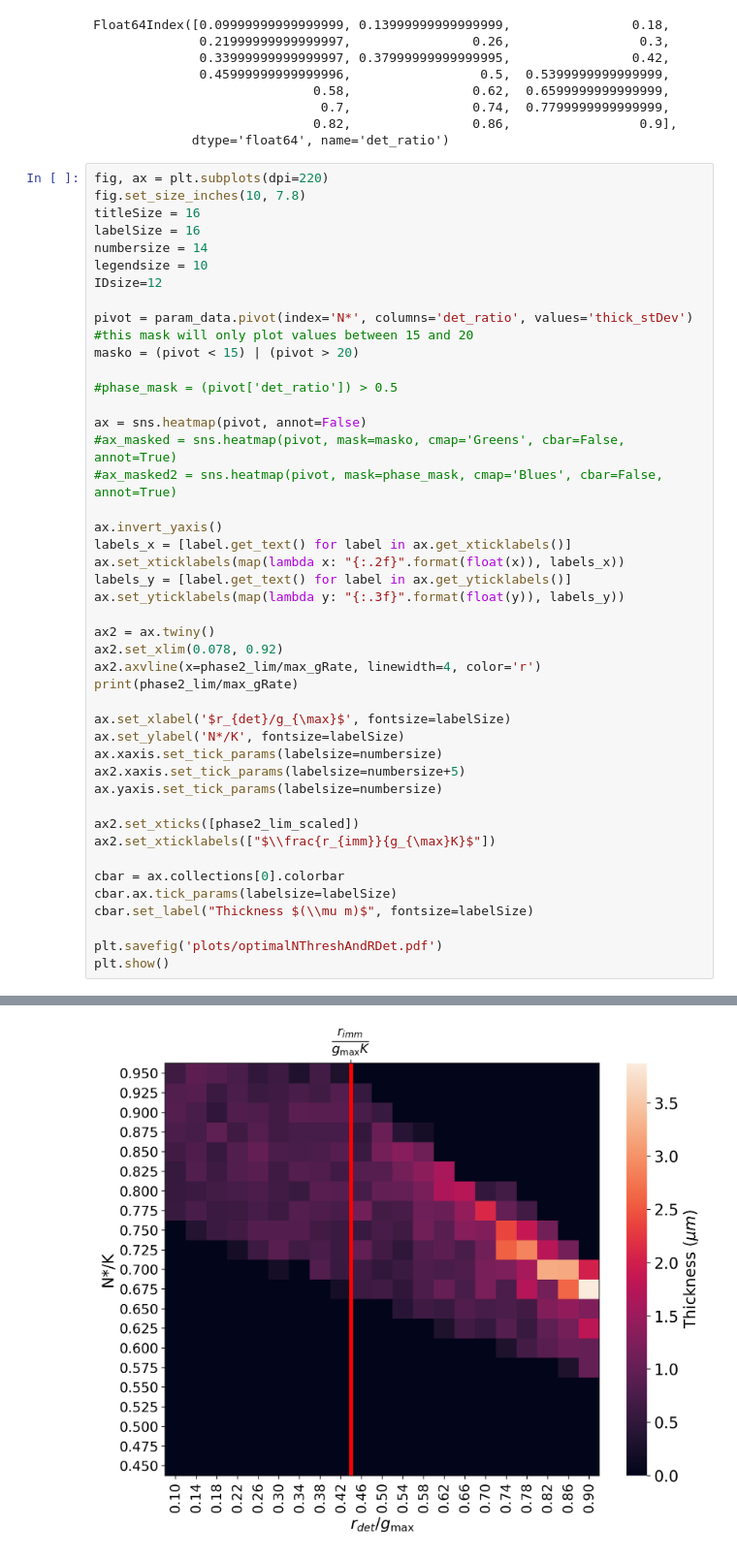
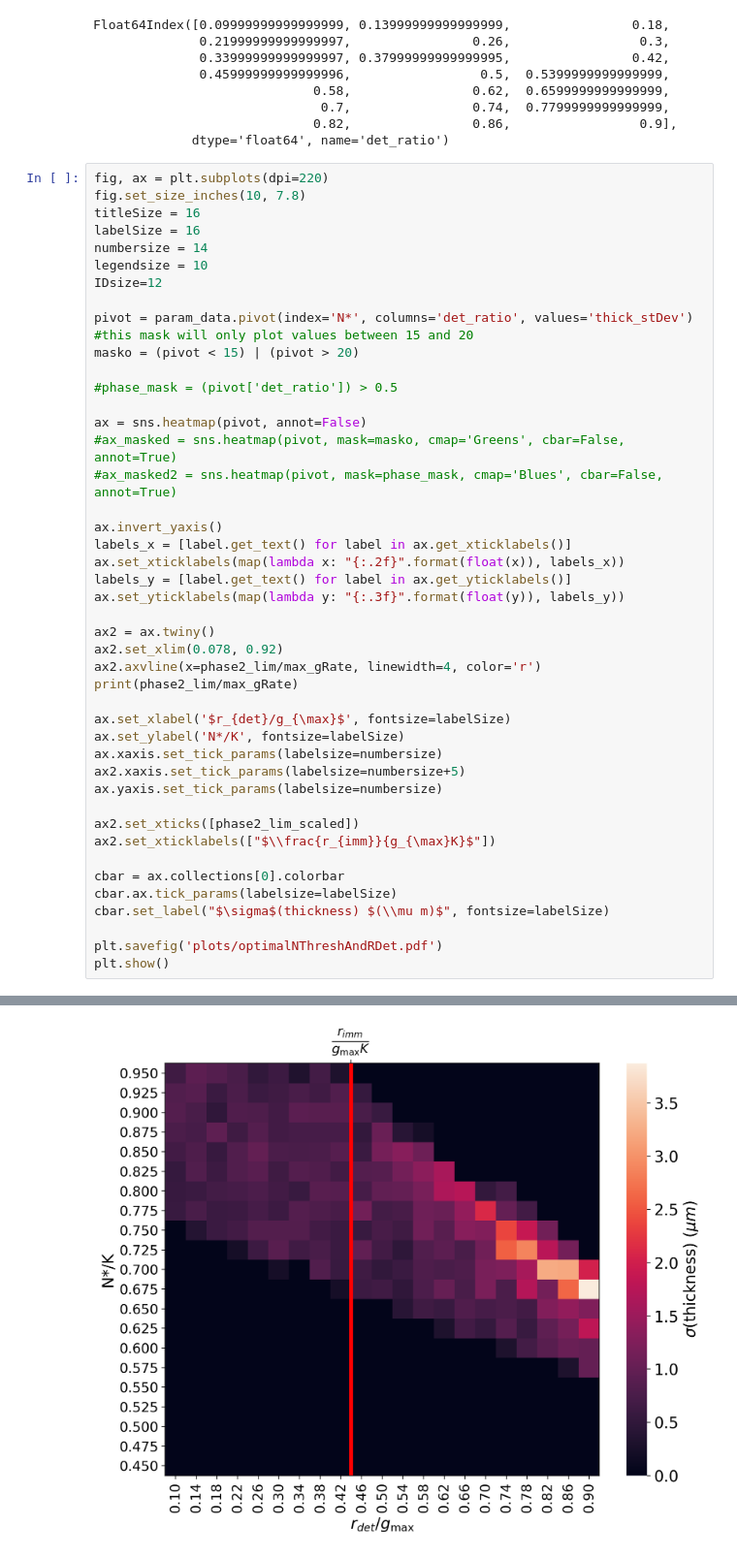
Before and after one commit to patricksinclair/multispecies_postprocessing, a Jupyter notebook: parameter_diagnostics/optimal_param_pairs.ipynb, the cells around one changed output, grey strips where cells are left out. Shown at 97% size. Saved outputs shown, nothing was run; the diff lists cells and outputs as text.

```diff
--- a/parameter_diagnostics/optimal_param_pairs.ipynb
+++ b/parameter_diagnostics/optimal_param_pairs.ipynb
@@ -146,32 +148,32 @@ ax = sns.heatmap(pivot, annot=False)
 #ax_masked = sns.heatmap(pivot, mask=masko, cmap='Greens', cbar=False, annot=True)
 #ax_masked2 = sns.heatmap(pivot, mask=phase_mask, cmap='Blues', cbar=False, annot=True)
 
 ax.invert_yaxis()
 labels_x = [label.get_text() for label in ax.get_xticklabels()]
 ax.set_xticklabels(map(lambda x: "{:.2f}".format(float(x)), labels_x))
 labels_y = [label.get_text() for label in ax.get_yticklabels()]
 ax.set_yticklabels(map(lambda y: "{:.3f}".format(float(y)), labels_y))
 
 ax2 = ax.twiny()
 ax2.set_xlim(0.078, 0.92)
 ax2.axvline(x=phase2_lim/max_gRate, linewidth=4, color='r')
 print(phase2_lim/max_gRate)
 
 ax.set_xlabel('$r_{det}/g_{\max}$', fontsize=labelSize)
 ax.set_ylabel('N*/K', fontsize=labelSize)
 ax.xaxis.set_tick_params(labelsize=numbersize)
 ax2.xaxis.set_tick_params(labelsize=numbersize+5)
 ax.yaxis.set_tick_params(labelsize=numbersize)
 
 ax2.set_xticks([phase2_lim_scaled])
 ax2.set_xticklabels(["$\\frac{r_{imm}}{g_{\max}K}$"])
 
 cbar = ax.collections[0].colorbar
 cbar.ax.tick_params(labelsize=labelSize)
-cbar.set_label("Thickness $(\\mu m)$", fontsize=labelSize)
+cbar.set_label("$\sigma$(thickness) $(\\mu m)$", fontsize=labelSize)
 
 plt.savefig('plots/optimalNThreshAndRDet.pdf')
 plt.show()
 # %% [output]
 0.43811610076670315
-[figure, old version]
+[figure, new version]
```
Also changed, not shown: parts of 1 cell of this notebook, 6 other files.
